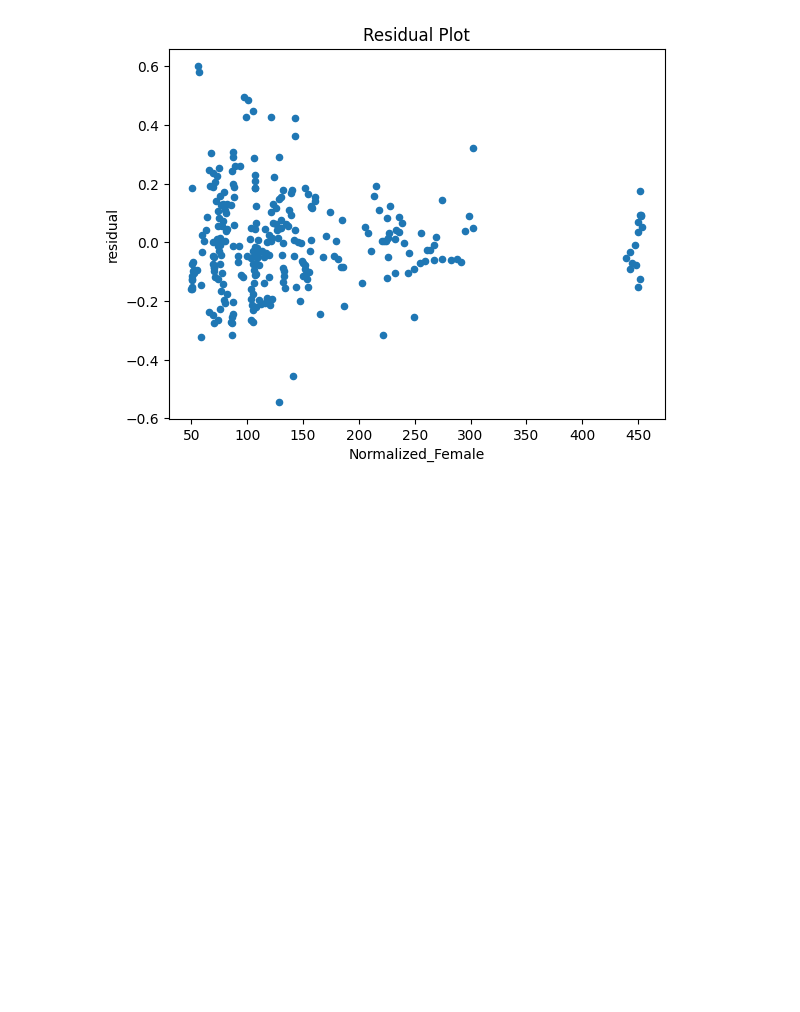
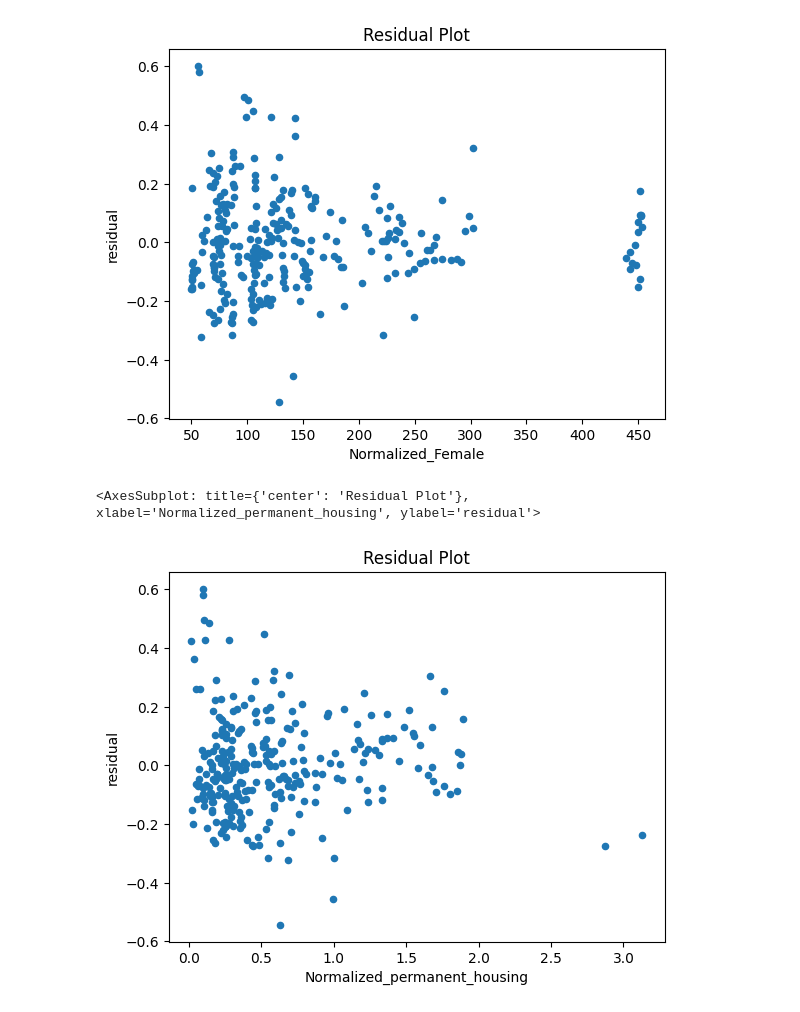
Before and after one commit to heath3rq/Python_Homelessness-Causal-Inference-Analysis, a Jupyter notebook: 20_intermediate_files/modeling.ipynb, the cells around one changed output. Saved outputs shown, nothing was run; the diff lists cells and outputs as text; code cells hidden in the pictures; blank space fills up the shorter version.

```diff
--- a/20_intermediate_files/modeling.ipynb
+++ b/20_intermediate_files/modeling.ipynb
@@ -494,3 +499,8 @@ pd.concat((normalized_data2.set_index(["CoC_Number", "Year"]).loc[:, "Normalized
 # %% [output]
 <AxesSubplot: title={'center': 'Residual Plot'}, xlabel='Normalized_Female', ylabel='residual'>
 [figure]
+# %%
+pd.concat((normalized_data2.set_index(["CoC_Number", "Year"]).loc[:, "Normalized_permanent_housing"], norm_mod2.resids), axis = 1).plot.scatter('Normalized_permanent_housing', 'residual', title = 'Residual Plot')
+# %% [output]
+<AxesSubplot: title={'center': 'Residual Plot'}, xlabel='Normalized_permanent_housing', ylabel='residual'>
+[figure, added]
```
Also changed, not shown: parts of 8 cells of this notebook.
